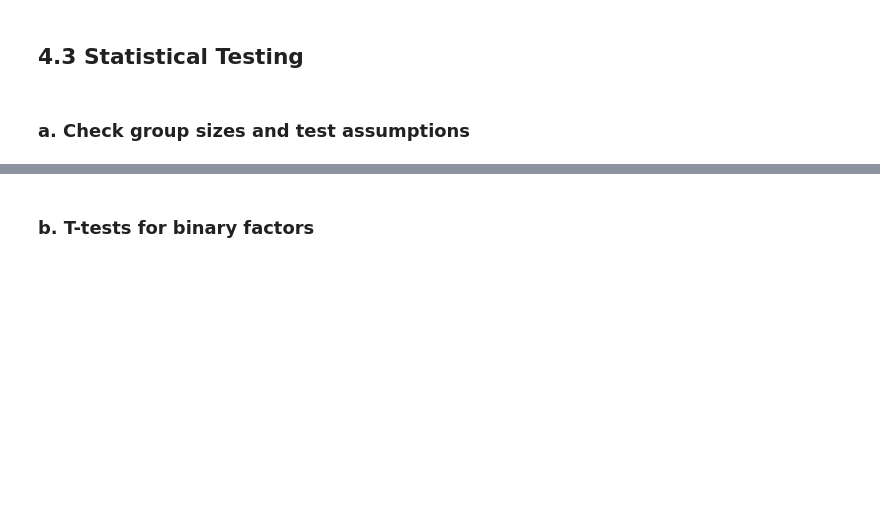
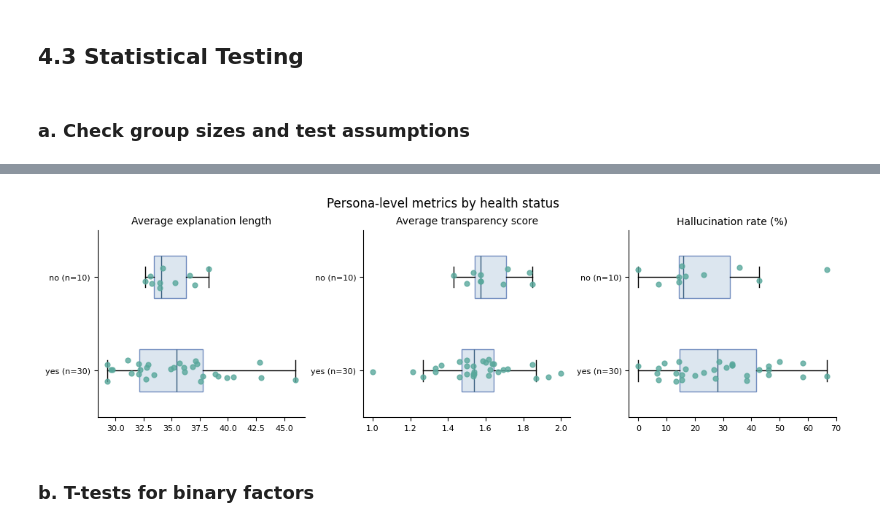
Before and after one commit to lay-animals-projects/food-recommender-evaluation, a Jupyter notebook: notebooks/bias_n_fairness.ipynb, the cells around one changed output, grey strips where cells are left out. Cells and saved outputs as stored; diff of their text form; code cells hidden in the pictures; blank space fills up the shorter version.

```diff
--- a/notebooks/bias_n_fairness.ipynb
+++ b/notebooks/bias_n_fairness.ipynb
@@ -482,2 +858,60 @@ plt.show()
+# %%
+factor = "health_status"
+
+metric_labels = {
+    "avg_explanation_length": "Average explanation length",
+    "avg_transparency_score": "Average transparency score",
+    "hallucination_rate": "Hallucination rate (%)",
+}
+
+fig, axes = plt.subplots(1, 3, figsize=(11, 3.3), layout="constrained")
+rng = np.random.default_rng(42)
+
+for ax, metric in zip(axes, metrics):
+    valid = persona_analysis_df[[factor, metric]].dropna()
+    groups = list(valid.groupby(factor, observed=True)[metric])
+
+    if not groups:
+        ax.set_title(metric_labels[metric], fontsize=10)
+        ax.text(0.5, 0.5, "No valid data", ha="center", transform=ax.transAxes)
+        continue
+
+    scale = 100 if metric == "hallucination_rate" else 1
+    values = [series.to_numpy() * scale for _, series in groups]
+
+    ax.boxplot(
+        values,
+        vert=False,
+        widths=0.45,
+        showfliers=False,
+        patch_artist=True,
+        boxprops={"facecolor": "#DCE6EF", "edgecolor": "#718DBF"},
+        medianprops={"color": "#355C7D"},
+    )
+
+    for position, points in enumerate(values, start=1):
+        jitter = rng.uniform(-0.12, 0.12, len(points))
+        ax.scatter(
+            points,
+            position + jitter,
+            s=24,
+            color="#59A89C",
+            alpha=0.8,
+            zorder=3,
+        )
+
+    ax.set_yticks(
+        range(1, len(groups) + 1),
+        [f"{name} (n={len(series)})" for name, series in groups],
+    )
+    ax.invert_yaxis()
+    ax.set_title(metric_labels[metric], fontsize=10)
+    ax.spines[["top", "right"]].set_visible(False)
+    ax.tick_params(labelsize=8)
+
+fig.suptitle(f"Persona-level metrics by {factor.replace('_', ' ')}", fontsize=12)
+plt.show()
+# %% [output]
+[figure, added]
 # %% [markdown]
 ### b. T-tests for binary factors
```
Also changed, not shown: parts of 14 cells of this notebook.
